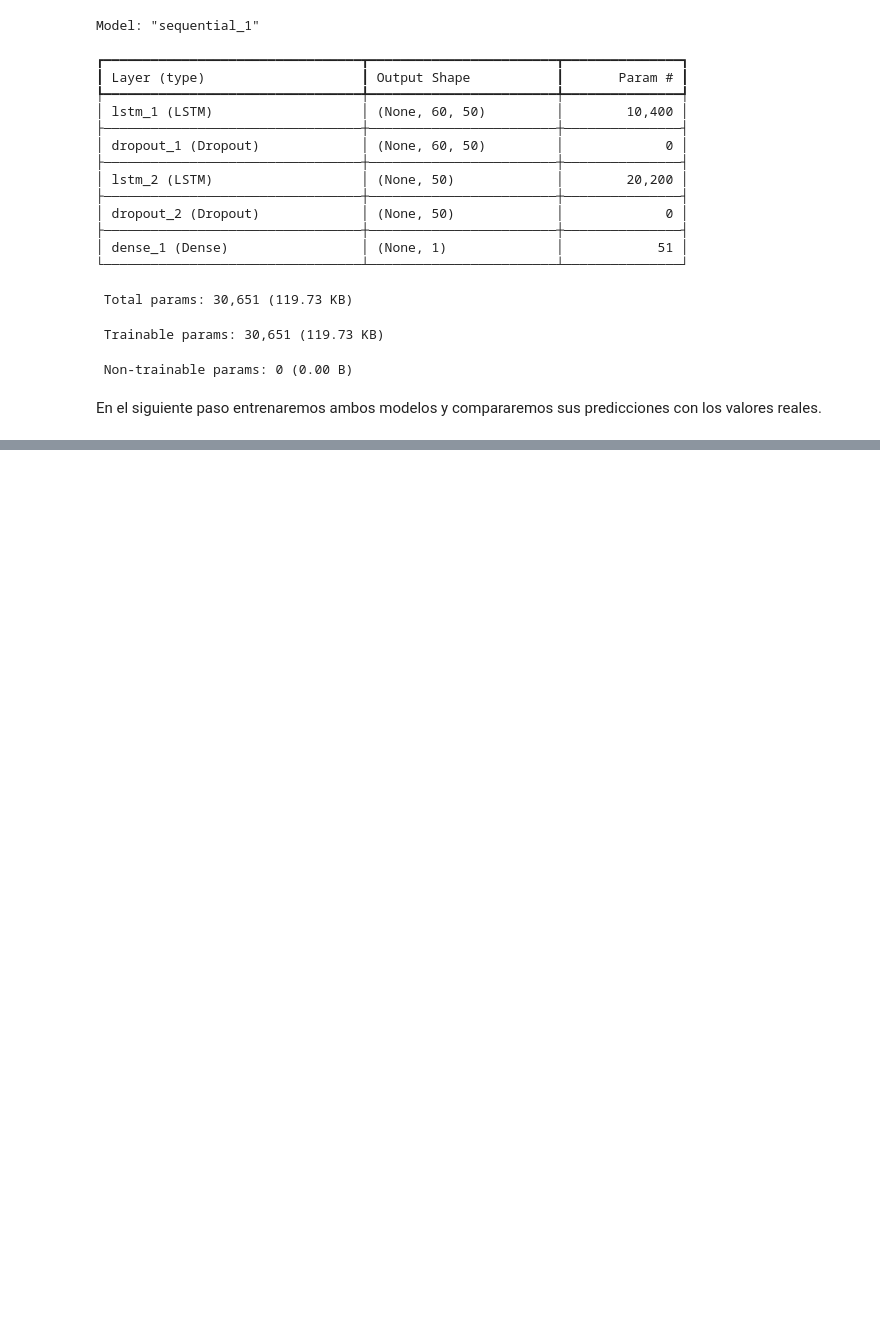
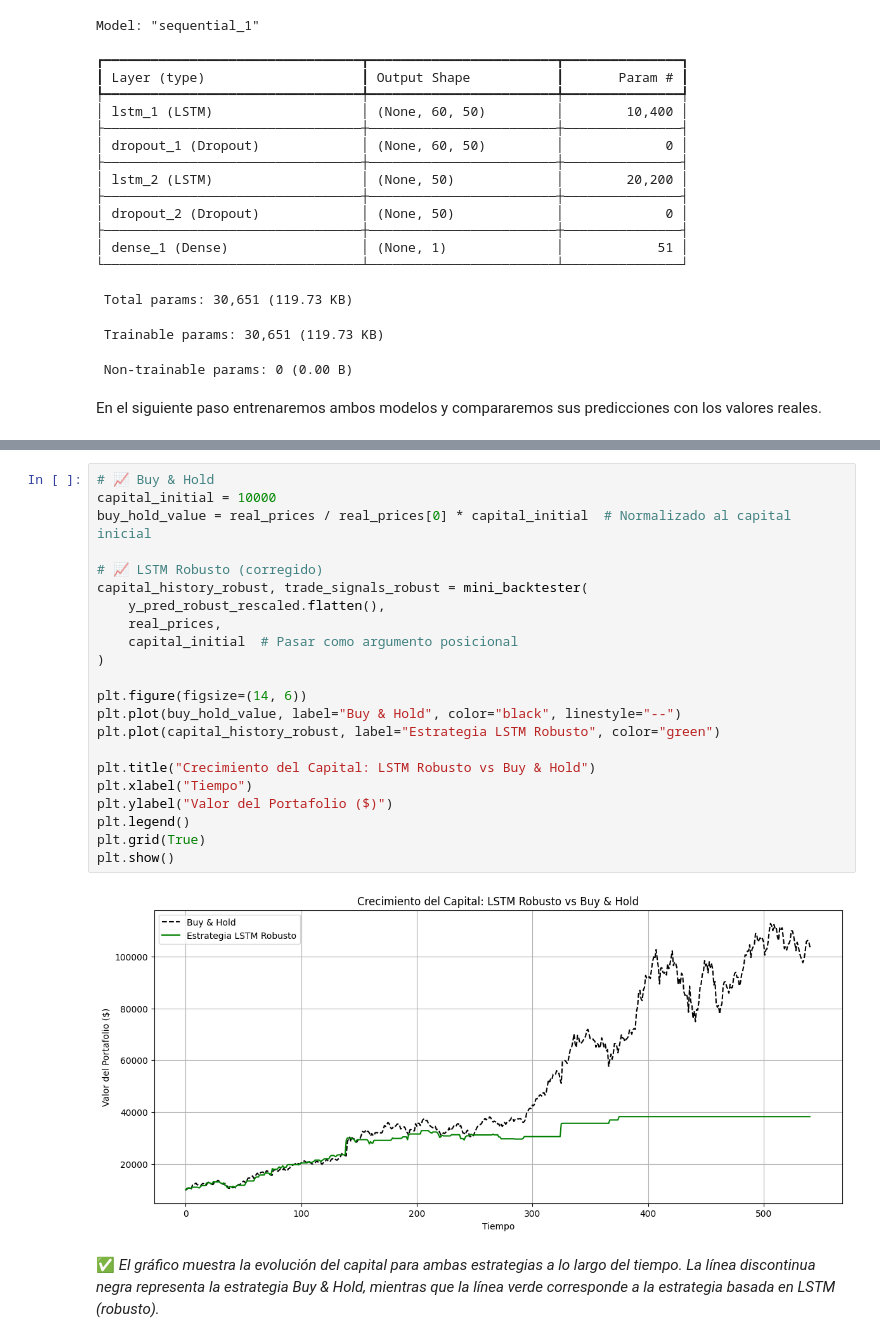
Before and after one commit to Parcex10/004_LSTM, a Jupyter notebook: report.ipynb, the cells around one changed output, grey strips where cells are left out. Drawn from its saved outputs; the diff is of its cells as text; blank space fills up the shorter version.

```diff
--- a/report.ipynb
+++ b/report.ipynb
@@ -173,0 +414,26 @@ En el siguiente paso entrenaremos ambos modelos y compararemos sus predicciones
+# %%
+# 📈 Buy & Hold
+capital_initial = 10000
+buy_hold_value = real_prices / real_prices[0] * capital_initial  # Normalizado al capital inicial
+
+# 📈 LSTM Robusto (corregido)
+capital_history_robust, trade_signals_robust = mini_backtester(
+    y_pred_robust_rescaled.flatten(),
+    real_prices,
+    capital_initial  # Pasar como argumento posicional
+)
+
+plt.figure(figsize=(14, 6))
+plt.plot(buy_hold_value, label="Buy & Hold", color="black", linestyle="--")
+plt.plot(capital_history_robust, label="Estrategia LSTM Robusto", color="green")
+
+plt.title("Crecimiento del Capital: LSTM Robusto vs Buy & Hold")
+plt.xlabel("Tiempo")
+plt.ylabel("Valor del Portafolio ($)")
+plt.legend()
+plt.grid(True)
+plt.show()
+# %% [output]
+[figure, added]
+# %% [markdown]
+✅ *El gráfico muestra la evolución del capital para ambas estrategias a lo largo del tiempo. La línea discontinua negra representa la estrategia Buy & Hold, mientras que la línea verde corresponde a la estrategia basada en LSTM (robusto).*
```
Also changed, not shown: parts of 16 cells of this notebook, 3 other files.
